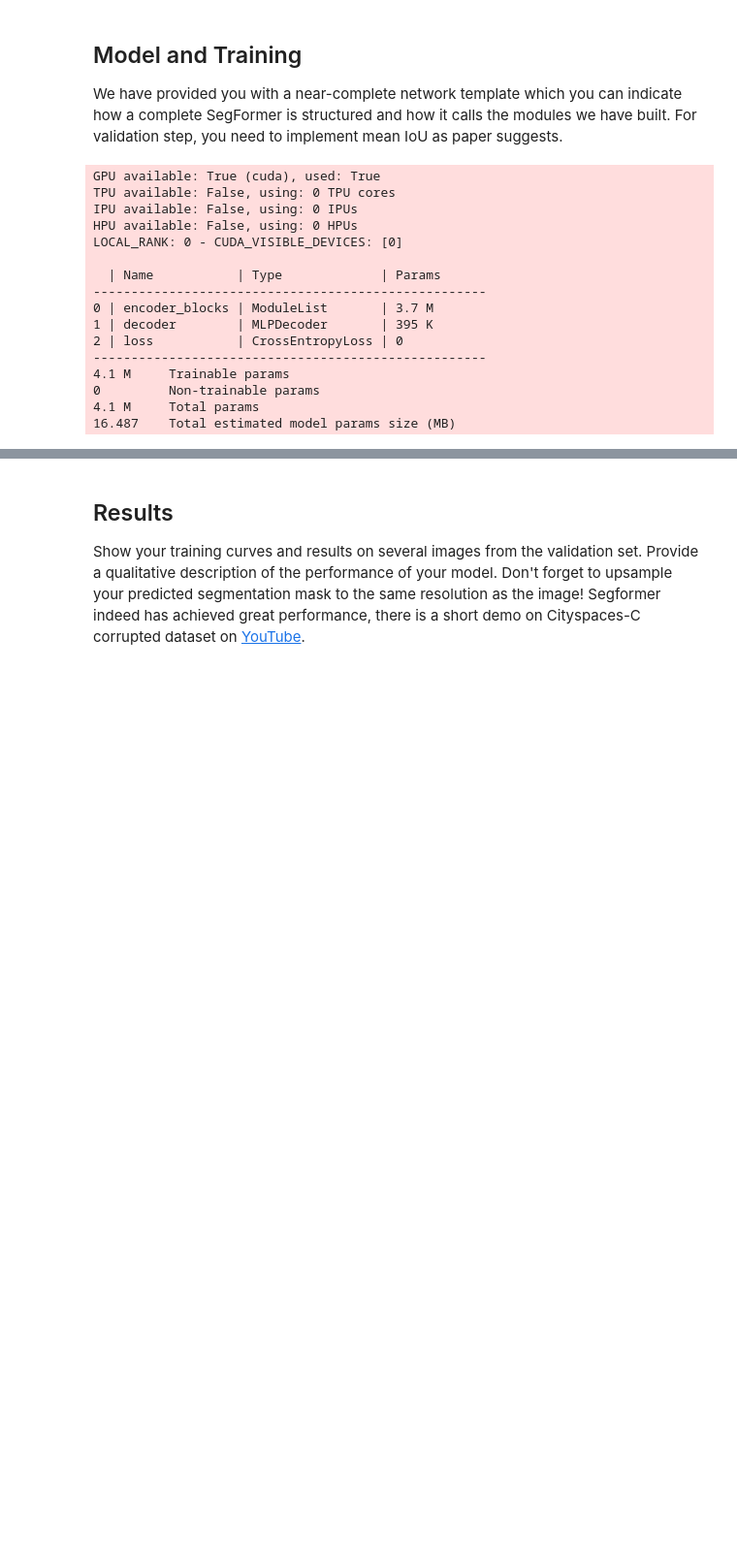
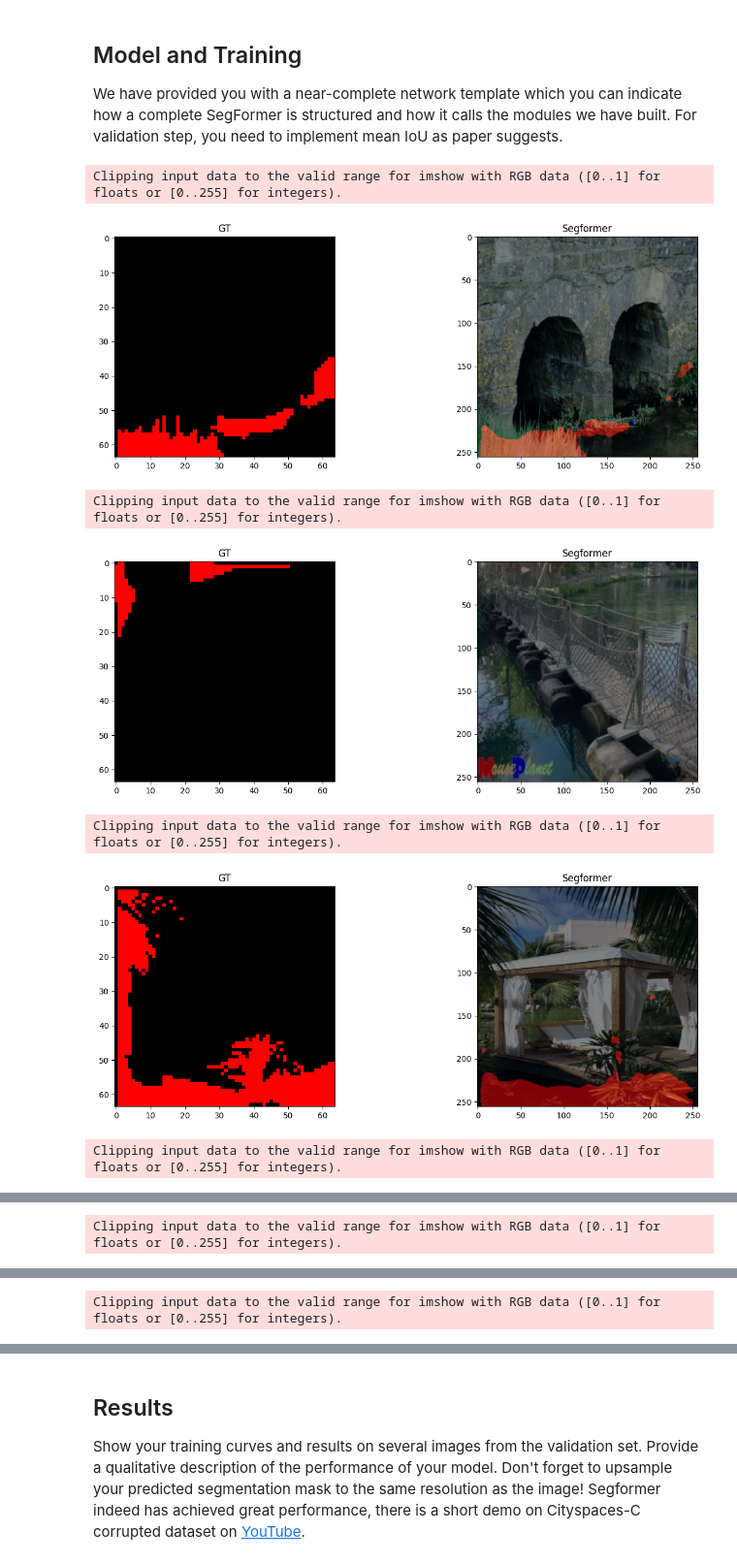
Before and after one commit to git-dhruv/Segformer, a Jupyter notebook: cis6800_project6.ipynb, the cells around one changed output, grey strips where cells are left out. Shown at 97% size. Drawn from its saved outputs; the diff is of its cells as text; code cells hidden in the pictures; blank space fills up the shorter version.

```diff
--- a/cis6800_project6.ipynb
+++ b/cis6800_project6.ipynb
@@ -324,7 +324,7 @@ class SegFormer_B0(pl.LightningModule):
 
         C = prediction.size()[1]
         #Convert the prediction to same format as target (B H W)
-        pred = pred.argmax(dim = 1) #Across the channels get the highest prob
+        pred = prediction.argmax(dim = 1) #Across the channels get the highest prob
 
         validClass = C
 
@@ -339,8 +339,8 @@ class SegFormer_B0(pl.LightningModule):
                 validClass -= 1
                 continue
 
-            intersect = (maskPred==maskTar).sum().item()
-            union = (maskPred or maskTar).sum().item()
+            intersect = torch.logical_and(maskPred,maskTar).sum().item()
+            union = torch.logical_or(maskPred, maskTar).sum().item()
             iou += intersect/(union+thr) #Stable in the sense of Lyapunov
 
         #Mean iou with valid classes
@@ -362,53 +362,45 @@ class SegFormer_B0(pl.LightningModule):
         self.log('miou', miou, prog_bar=True)
 # %%
 model = SegFormer_B0()
-model = model.load_from_checkpoint(r'lightning_logs\version_11\checkpoints\epoch=9-step=6920.ckpt')
+model = model.load_from_checkpoint(r'lightning_logs\version_17\checkpoints\epoch=0-step=346.ckpt')
 train_loader = DataLoader(train_dataset, batch_size=32)
-# val_loader = DataLoader(val_dataset, batch_size=32)
+val_loader = DataLoader(val_dataset, batch_size=32)
 trainer = pl.Trainer(devices=1, accelerator="gpu", max_epochs=40)
-trainer.fit(model, train_loader)
+trainer.fit(model, train_loader,val_loader)
-# %% [output]
-GPU available: True (cuda), used: True
-TPU available: False, using: 0 TPU cores
-IPU available: False, using: 0 IPUs
-HPU available: False, using: 0 HPUs
-LOCAL_RANK: 0 - CUDA_VISIBLE_DEVICES: [0]
-
-  | Name           | Type             | Params
-----------------------------------------------------
-0 | encoder_blocks | ModuleList       | 3.7 M
-1 | decoder        | MLPDecoder       | 395 K
-2 | loss           | CrossEntropyLoss | 0
-----------------------------------------------------
-4.1 M     Trainable params
-0         Non-trainable params
-4.1 M     Total params
-16.487    Total estimated model params size (MB)
 # %%
 def visualizationPipeline(dataset, idx, model):
     #First Get the image and the label
     model.eval()
     with torch.no_grad():
         pred = model(dataset[idx][0].unsqueeze(0)) #batch is one
         pred = interpolate(pred, size = (256,256), mode = 'bilinear')
         pred = torch.argmax(pred, dim=1).squeeze(0).detach().numpy()  #Argmax to get the classes
     #TA's code to unnormalize the images
     img, label = (dataset[idx][0].permute(1, 2, 0) / 4 + 0.5).numpy(), (dataset[idx][1]).numpy()
     # Color Mask
     colors = np.array([[0, 0, 0], [255, 0, 0], [0, 255, 0],[0, 0, 255],[255, 255, 0]])
     label = colors[label]
     pred = colors[pred]
 
 
     #Plotting - no one cares
     _, axs = plt.subplots(1, 2, figsize=(15, 5))
     axs[0].imshow(label, cmap='jet', interpolation='nearest')
     axs[0].set_title('GT')
     axs[1].imshow(img)
     axs[1].imshow(pred, alpha=0.5)
     axs[1].set_title('Segformer')
     plt.show()
 
-
-idx = 6005
-visualizationPipeline(train_dataset, idx, model)
+for i in range(10):
+    idx = np.random.randint(0,10000)
+    model.cpu()
+    visualizationPipeline(train_dataset, idx, model)
+# %% [output]
+Clipping input data to the valid range for imshow with RGB data ([0..1] for floats or [0..255] for integers).
+[figure, added]
+Clipping input data to the valid range for imshow with RGB data ([0..1] for floats or [0..255] for integers).
+[figure, added]
+Clipping input data to the valid range for imshow with RGB data ([0..1] for floats or [0..255] for integers).
+[figure, added]
+Clipping input data to the valid range for imshow with RGB data ([0..1] for floats or [0..255] for integers).
@@ -414,0 +408 @@ visualizationPipeline(train_dataset, idx, model)
+Clipping input data to the valid range for imshow with RGB data ([0..1] for floats or [0..255] for integers).
@@ -414,0 +410 @@ visualizationPipeline(train_dataset, idx, model)
+Clipping input data to the valid range for imshow with RGB data ([0..1] for floats or [0..255] for integers).
```
Also changed, not shown: parts of 1 cell of this notebook.
